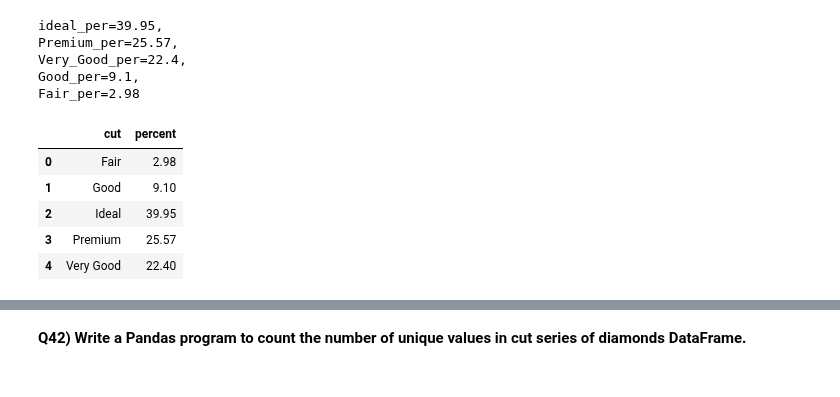
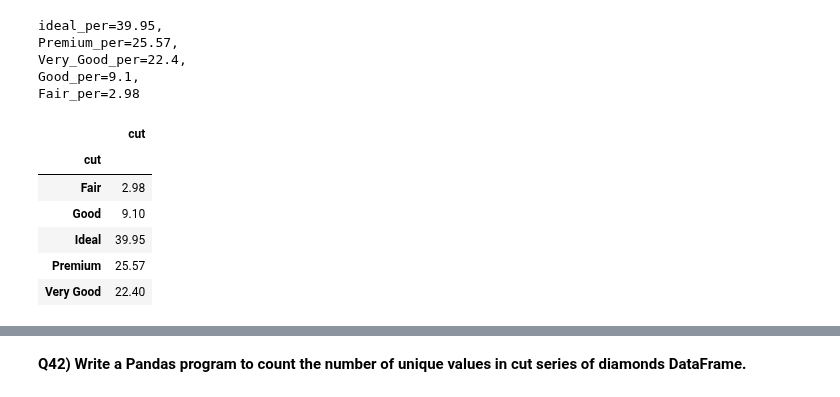
Before and after one commit to Gulzar-khan/Python-Practice, a Jupyter notebook: Assignment_Numpy_&_Pandas.ipynb, the cells around one changed output, grey strips where cells are left out. Cells and saved outputs as stored; diff of their text form; code cells hidden in the pictures.

```diff
--- a/Assignment_Numpy_&_Pandas.ipynb
+++ b/Assignment_Numpy_&_Pandas.ipynb
@@ -990,15 +990,15 @@ Very_Good_per=22.4,
 Good_per=9.1,
 Fair_per=2.98
 # %%
-ans1=diamonds.groupby(['cut']).agg({'cut':'count'}).rename({'cut':'cutt'})
+ans1=diamonds.groupby(['cut']).agg({'cut':'count'})
 ans1['cut']=ans1['cut']*100/len(diamonds)
 ans1['cut']=ans1['cut'].round(2)
-ans1.columns=['percent']
-ans1.reset_index()
+ans1
 # %% [output]
-|  | cut | percent |
-| 0 | Fair | 2.98 |
-| 1 | Good | 9.10 |
-| 2 | Ideal | 39.95 |
-| 3 | Premium | 25.57 |
-| 4 | Very Good | 22.40 |
+|  | cut |
+| cut |  |
+| Fair | 2.98 |
+| Good | 9.10 |
+| Ideal | 39.95 |
+| Premium | 25.57 |
+| Very Good | 22.40 |
```
Also changed, not shown: parts of 1 cell of this notebook.
